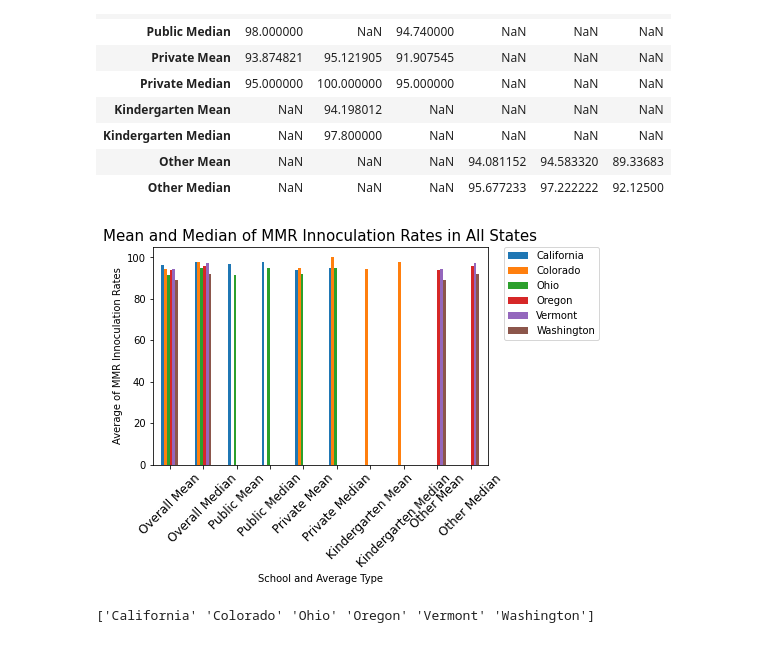
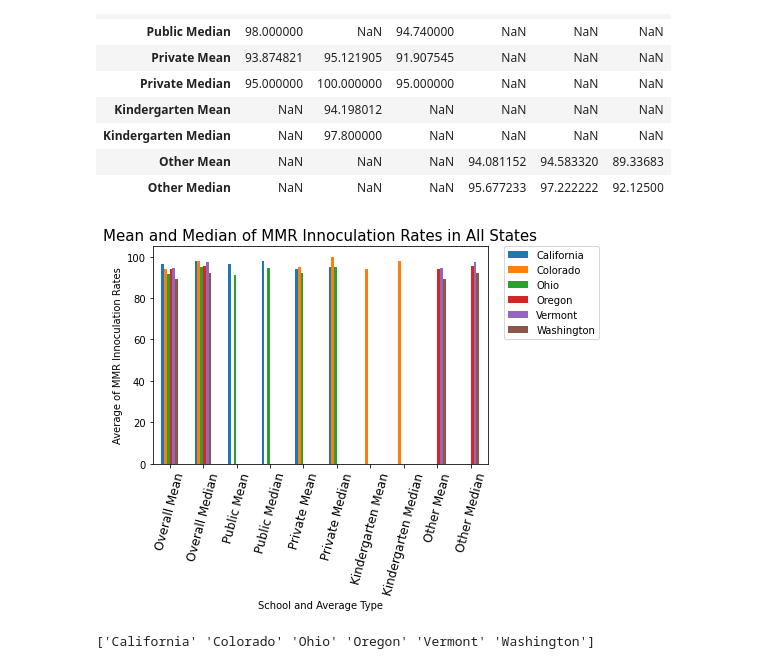
Before and after one commit to mel-c-lowe/UMN_Bootcamp_Project_One, a Jupyter notebook: MMR Vaccinations Trends.ipynb, the cells around one changed output. Cells and saved outputs as stored; diff of their text form; code cells hidden in the pictures.

Commit message:
Removed extra cells at the end, adjusted tick angles

```diff
--- a/MMR Vaccinations Trends.ipynb
+++ b/MMR Vaccinations Trends.ipynb
@@ -470,30 +470,30 @@ avg_by_type
 # %%
 # Chart of Mean and Medians grouped together
 
 avg_by_type
 type_labels = avg_by_type.index
 type_group_fig = avg_by_type.plot.bar(rot=45)
 x_axis = np.arange(len(type_labels))
 plt.ylabel("Average of MMR Innoculation Rates")
 plt.xlabel("School and Average Type")
 plt.title("Mean and Median of MMR Innoculation Rates in All States", fontsize=15)
 legend_text=plt.legend(bbox_to_anchor=(1.05, 1), loc='upper left', borderaxespad=0.)
 legend_text.get_texts()[0].set_text("California")
 legend_text.get_texts()[1].set_text("Colorado")
 legend_text.get_texts()[2].set_text("Ohio")
 legend_text.get_texts()[3].set_text("Oregon")
 legend_text.get_texts()[4].set_text("Vermont")
 legend_text.get_texts()[5].set_text("Washington")
 
 # Legend text issues resolved with help from Stack Overflor
 # https://stackoverflow.com/questions/23037548/change-main-plot-legend-label-text
 
 tick_locations = [value for value in x_axis]
-plt.xticks(tick_locations, type_labels, rotation="45", fontsize=12)
+plt.xticks(tick_locations, type_labels, rotation="75", fontsize=12)
 
 plt.show()
 # %% [output]
-[figure, old version]
+[figure, new version]
 # %%
 print(states)
 avg_by_state
```
Also changed, not shown: parts of 7 cells of this notebook.
